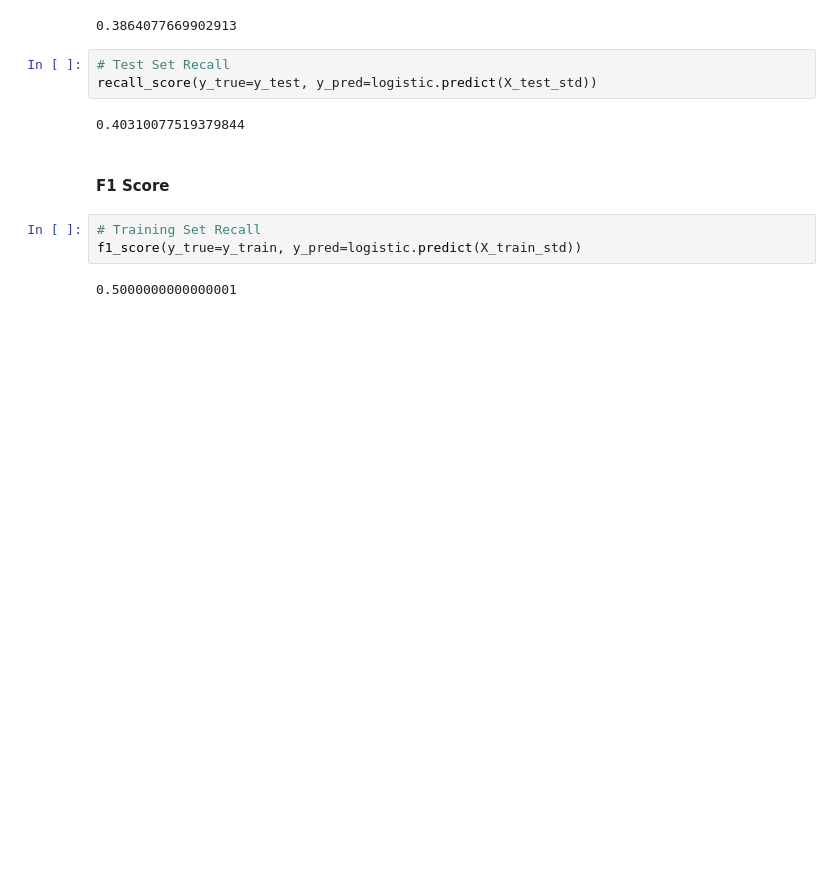
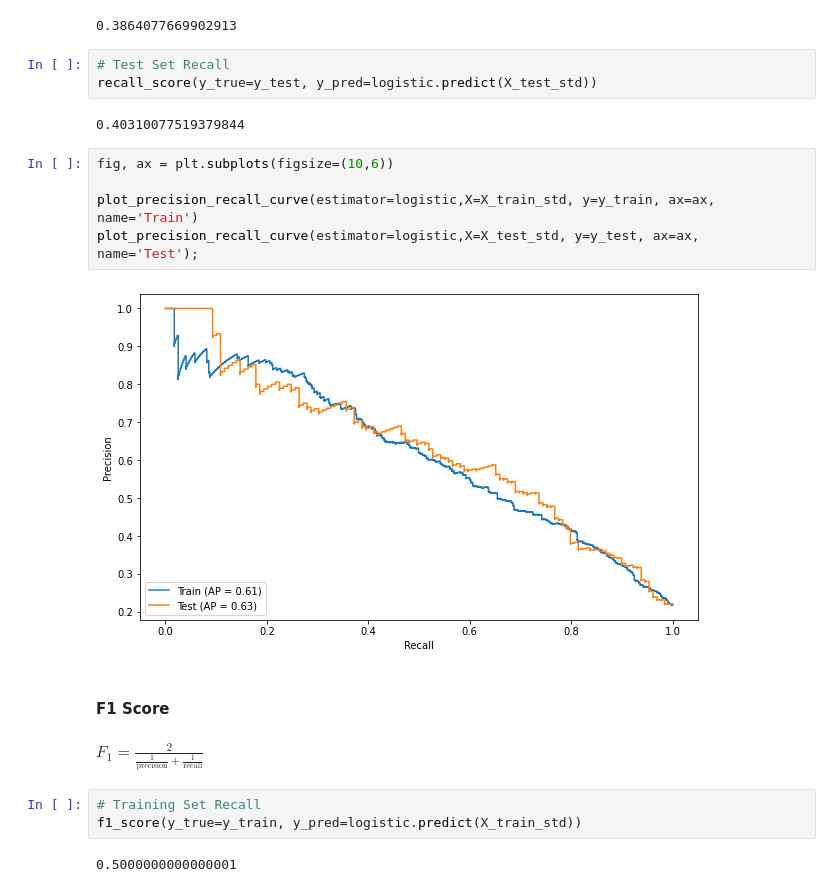
Before and after one commit to gabrielanakasato/rain-prediction, a Jupyter notebook: part02-baseline.ipynb, the cells around one changed output. Saved outputs shown, nothing was run; the diff lists cells and outputs as text; blank space fills up the shorter version.

```diff
--- a/part02-baseline.ipynb
+++ b/part02-baseline.ipynb
@@ -476,8 +491,17 @@ recall_score(y_true=y_train, y_pred=logistic.predict(X_train_std))
 recall_score(y_true=y_test, y_pred=logistic.predict(X_test_std))
 # %% [output]
 0.40310077519379844
+# %%
+fig, ax = plt.subplots(figsize=(10,6))
+
+plot_precision_recall_curve(estimator=logistic,X=X_train_std, y=y_train, ax=ax, name='Train')
+plot_precision_recall_curve(estimator=logistic,X=X_test_std, y=y_test, ax=ax, name='Test');
+# %% [output]
+[figure, added]
 # %% [markdown]
 #### F1 Score
+# %% [markdown]
+$F_1 = \frac{2}{\frac{1}{\text{precision}} + \frac{1}{\text{recall}}}$
 # %%
 # Training Set Recall
 f1_score(y_true=y_train, y_pred=logistic.predict(X_train_std))
```
Also changed, not shown: parts of 7 cells of this notebook, 3 other files.
